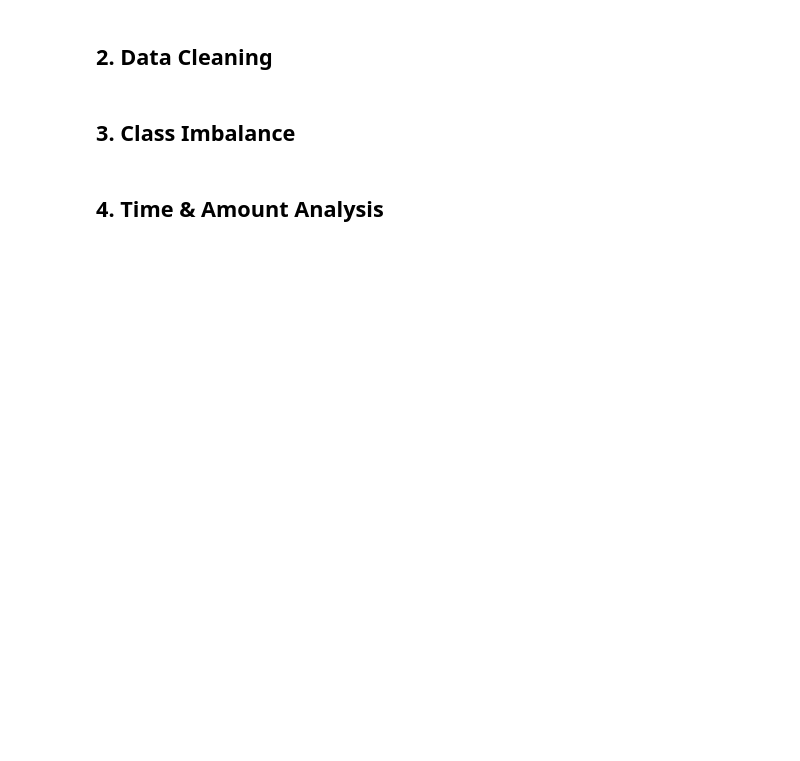
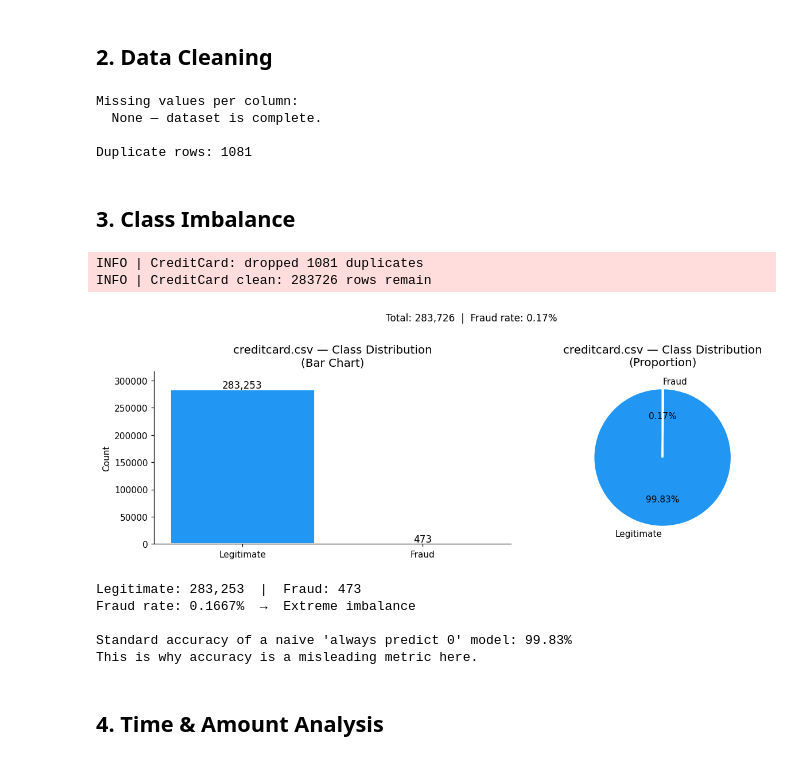
Before and after one commit to tinna21abeba-pixel/fraud-detection-, a Jupyter notebook: fraud detection/notebooks/eda-creditcard.ipynb, the cells around one changed output. Drawn from its saved outputs; the diff is of its cells as text; code cells hidden in the pictures; blank space fills up the shorter version.

```diff
--- a/fraud detection/notebooks/eda-creditcard.ipynb
+++ b/fraud detection/notebooks/eda-creditcard.ipynb
@@ -30,6 +32,6 @@ print('Imports OK')
 # %%
 # Update this path if creditcard.csv is stored elsewhere
 DATA_DIR = '../data'
-df_raw = load_creditcard(f'{DATA_DIR}/creditcard.csv')
+df_raw = load_creditcard(f'{DATA_DIR}/raw/creditcard.csv')
 print(df_raw.shape)
 df_raw.head(3)
@@ -48,19 +93,35 @@ print(missing[missing > 0] if missing.any() else "  None — dataset is complete
 # Duplicates
 n_dups = df_raw.duplicated().sum()
 print(f"\nDuplicate rows: {n_dups}")
+# %% [output]
+Missing values per column:
+  None — dataset is complete.
+
+Duplicate rows: 1081
 # %%
 df = clean_creditcard(df_raw)
 print(f"Rows after cleaning: {len(df):,}")
 # %% [markdown]
 ## 3. Class Imbalance
 # %%
+df = clean_creditcard(df_raw)
+
 plot_class_imbalance(df['Class'], title='creditcard.csv — Class Distribution')
 
 counts = df['Class'].value_counts().sort_index()
 print(f"Legitimate: {counts[0]:,}  |  Fraud: {counts[1]:,}")
 print(f"Fraud rate: {df['Class'].mean()*100:.4f}%  →  Extreme imbalance")
 print("\nStandard accuracy of a naive 'always predict 0' model:", f"{counts[0]/len(df)*100:.2f}%")
 print("This is why accuracy is a misleading metric here.")
+# %% [output]
+INFO | CreditCard: dropped 1081 duplicates
+INFO | CreditCard clean: 283726 rows remain
+[figure, added]
+Legitimate: 283,253  |  Fraud: 473
+Fraud rate: 0.1667%  →  Extreme imbalance
+
+Standard accuracy of a naive 'always predict 0' model: 99.83%
+This is why accuracy is a misleading metric here.
 # %% [markdown]
 ## 4. Time & Amount Analysis
 # %%
```
Also changed, not shown: parts of 8 cells of this notebook, 12 other files.
